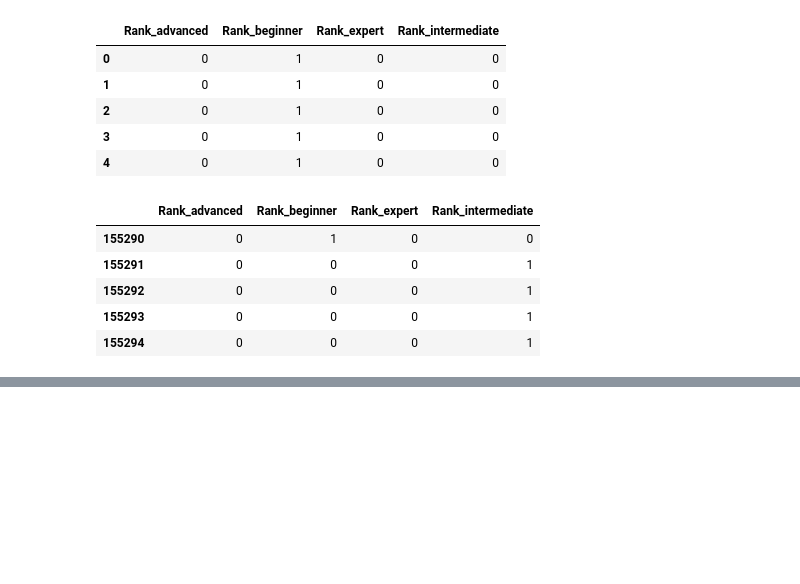
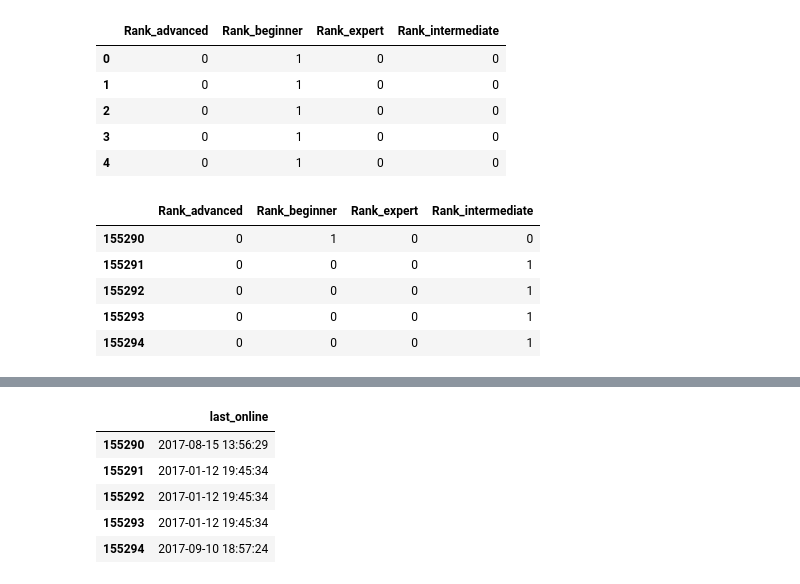
Before and after one commit to AlgorithmUnlocksML/Problem_Recommendation, a Jupyter notebook: Problem_Recommendation.ipynb, the cells around one changed output, grey strips where cells are left out. Cells and saved outputs as stored; diff of their text form; code cells hidden in the pictures; blank space fills up the shorter version.

```diff
--- a/Problem_Recommendation.ipynb
+++ b/Problem_Recommendation.ipynb
@@ -500,0 +511,10 @@ df.iloc[:,15:].tail()
+# %%
+df['last_online'] = pd.to_datetime(df['last_online_time_seconds'], unit='s')
+df[['last_online']].tail()
+# %% [output]
+|  | last_online |
+| 155290 | 2017-08-15 13:56:29 |
+| 155291 | 2017-01-12 19:45:34 |
+| 155292 | 2017-01-12 19:45:34 |
+| 155293 | 2017-01-12 19:45:34 |
+| 155294 | 2017-09-10 18:57:24 |
```
Also changed, not shown: parts of 4 cells of this notebook.
